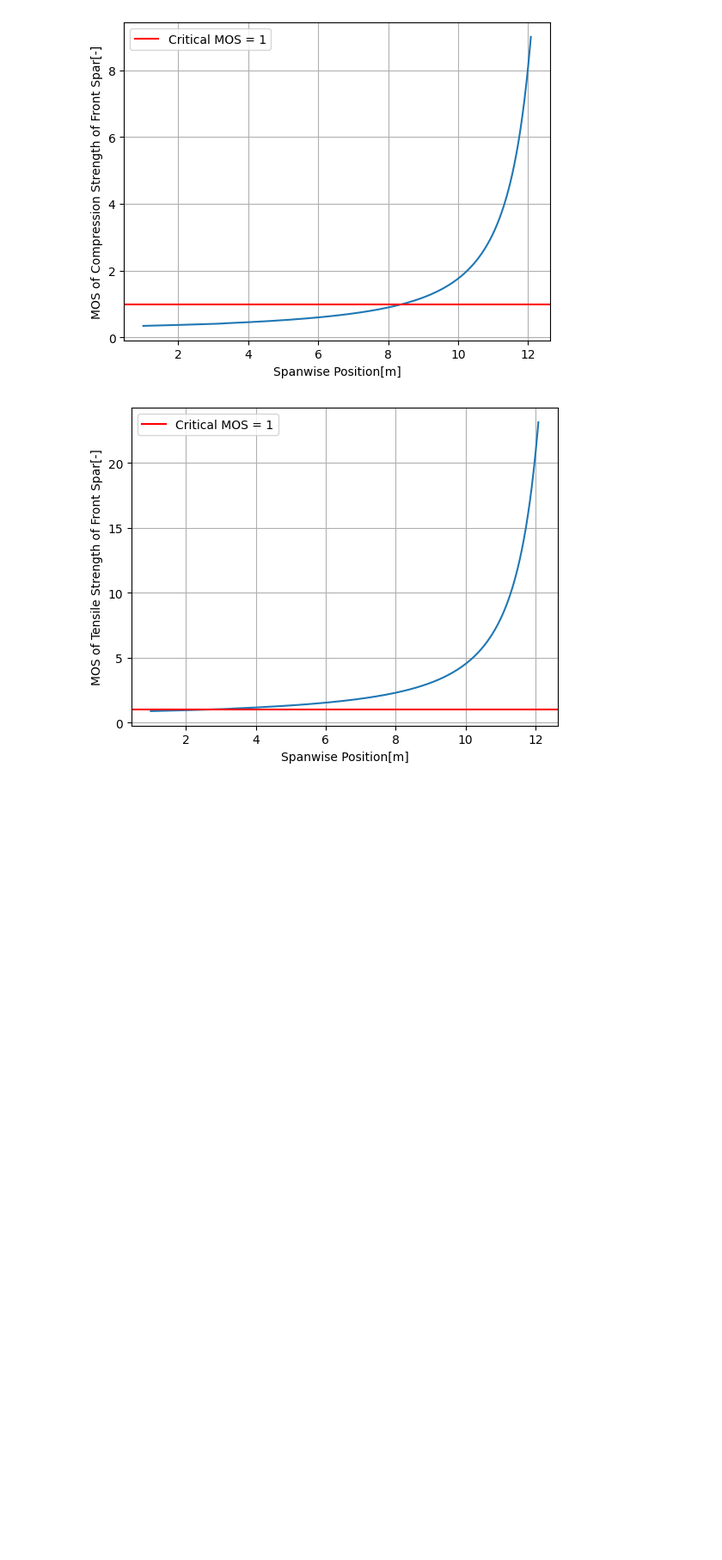
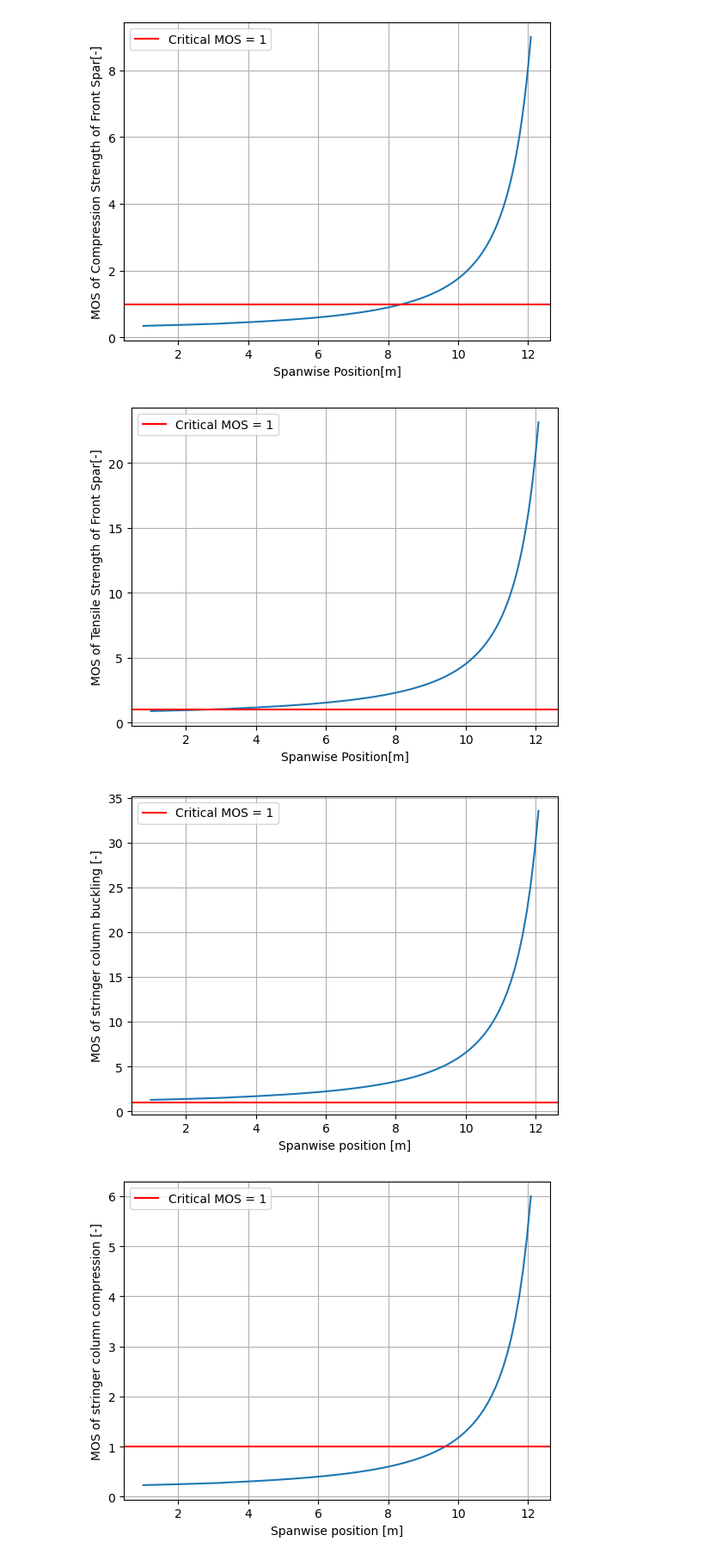
Before and after one commit to federicoangioni/AE2111-I-Aerospace-System-Design, a Jupyter notebook: WP4-5/main_faster.ipynb, the cells around one changed output. Shown at 86% size. Drawn from its saved outputs; the diff is of its cells as text; code cells hidden in the pictures; blank space fills up the shorter version.

```diff
--- a/WP4-5/main_faster.ipynb
+++ b/WP4-5/main_faster.ipynb
@@ -231,8 +231,12 @@ spar.show_mos_normal(choice = 'front')
 # %%
 from wp5_1 import Stringer_bucklin
 
-stringer = Stringer_bucklin(stringers=stringers, wingspan= wingbox.wingspan, M=g_moment, N=g_axial, I_tot=wingbox.MOM_total, area=Area_crosssection, flange=area_factor,
-                            t_caps=t_caps, t_spar= t_spar, chord= wingbox.chord, geometry= wingbox.geometry, n_ribs=n_ribs)
+stringer = Stringer_bucklin(stringers=stringers, wingspan= wingbox.wingspan, M=g_moment, N=g_axial, I_tot=wingbox.MOM_total, area=area_crosssection, flange=area_factor,
+                            t_caps=t_caps, t_front=t_front, t_rear = t_rear, chord= wingbox.chord, geometry= wingbox.geometry, n_ribs=n_ribs, compressive_yield=sigmaComp,
+                            tensile_yield=tsY)
 
 stringer.graph_buckling_values(E=E)
 stringer.MOS_buckling_values(E=E, stringers=stringers)
+# %% [output]
+[figure, added]
+[figure, added]
```
Also changed, not shown: parts of 1 cell of this notebook.
